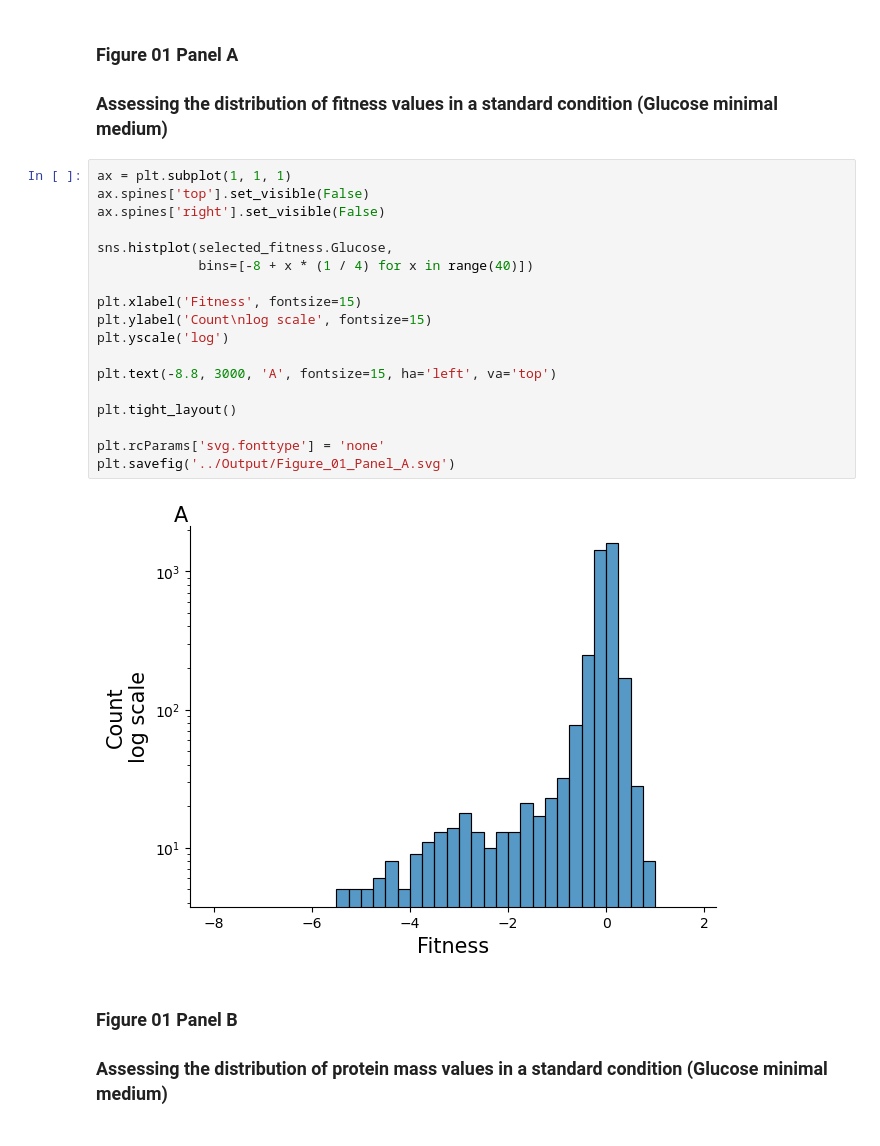
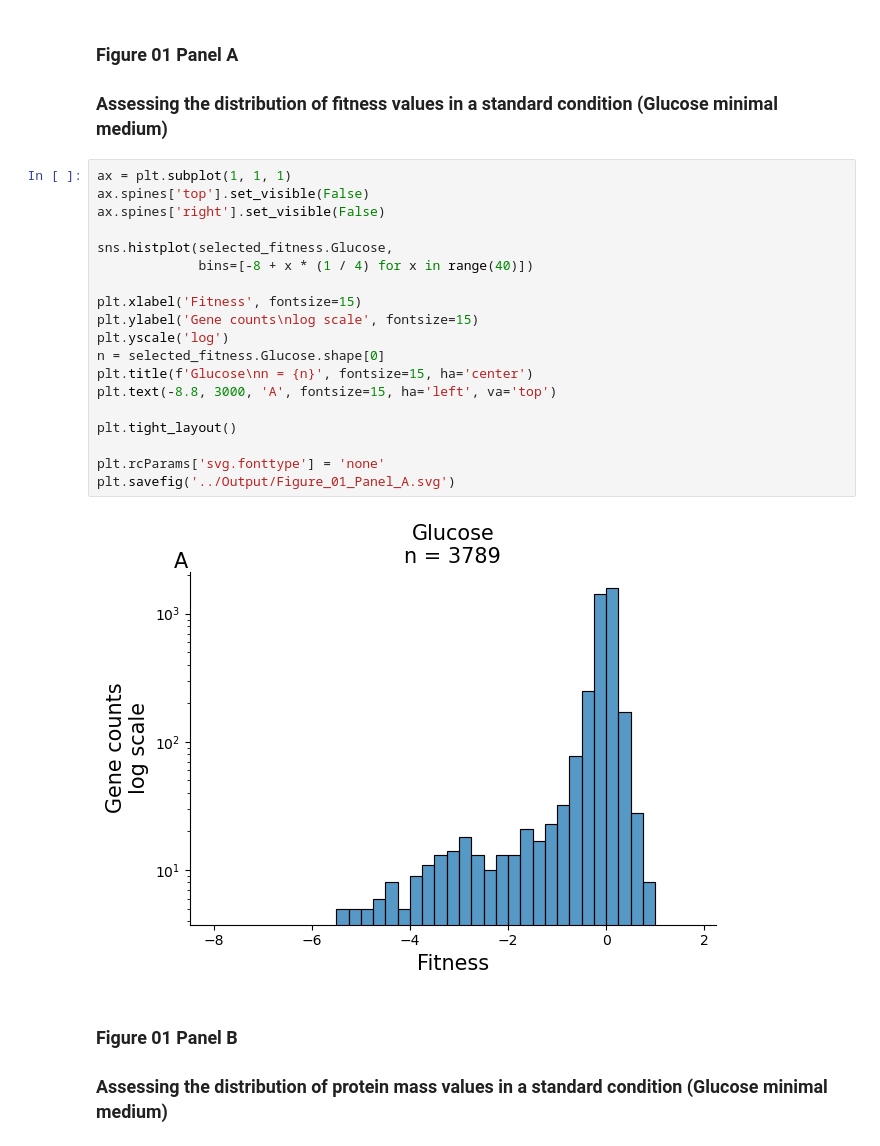
Before and after one commit to utrillalab/Fitness_analysis, a Jupyter notebook: Code_Notebooks/Fig01_Panels_and_Boxplots.ipynb, the cells around one changed output. Cells and saved outputs as stored; diff of their text form.

```diff
--- a/Code_Notebooks/Fig01_Panels_and_Boxplots.ipynb
+++ b/Code_Notebooks/Fig01_Panels_and_Boxplots.ipynb
@@ -197,23 +244,24 @@ selected_fitness
 # %%
 ax = plt.subplot(1, 1, 1)
 ax.spines['top'].set_visible(False)
 ax.spines['right'].set_visible(False)
 
 sns.histplot(selected_fitness.Glucose,
              bins=[-8 + x * (1 / 4) for x in range(40)])
 
 plt.xlabel('Fitness', fontsize=15)
-plt.ylabel('Count\nlog scale', fontsize=15)
+plt.ylabel('Gene counts\nlog scale', fontsize=15)
 plt.yscale('log')
-
+n = selected_fitness.Glucose.shape[0]
+plt.title(f'Glucose\nn = {n}', fontsize=15, ha='center')
 plt.text(-8.8, 3000, 'A', fontsize=15, ha='left', va='top')
 
 plt.tight_layout()
 
 plt.rcParams['svg.fonttype'] = 'none'
 plt.savefig('../Output/Figure_01_Panel_A.svg')
 # %% [output]
-[figure, old version]
+[figure, new version]
 # %% [markdown]
 ### Figure 01 Panel B
 ### Assessing the distribution of protein mass values in a standard condition (Glucose minimal medium)
```
Also changed, not shown: parts of 11 cells of this notebook, 1 other file.
